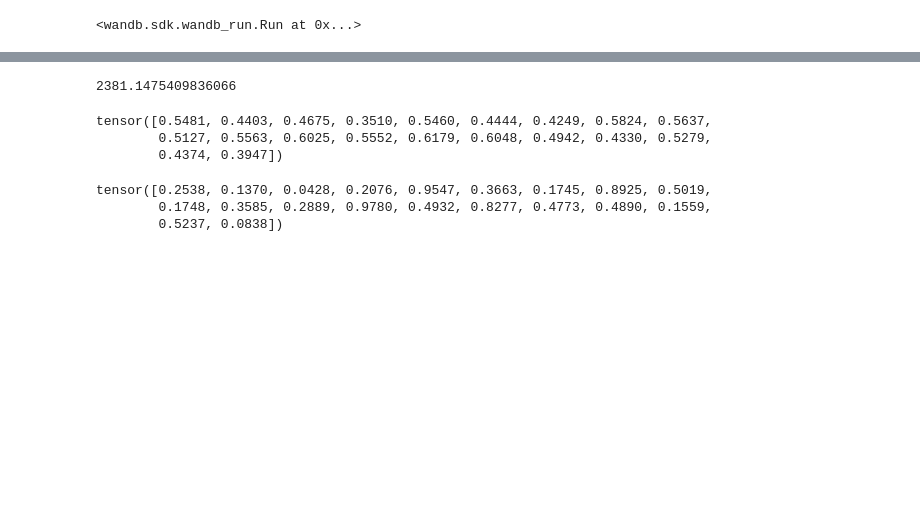
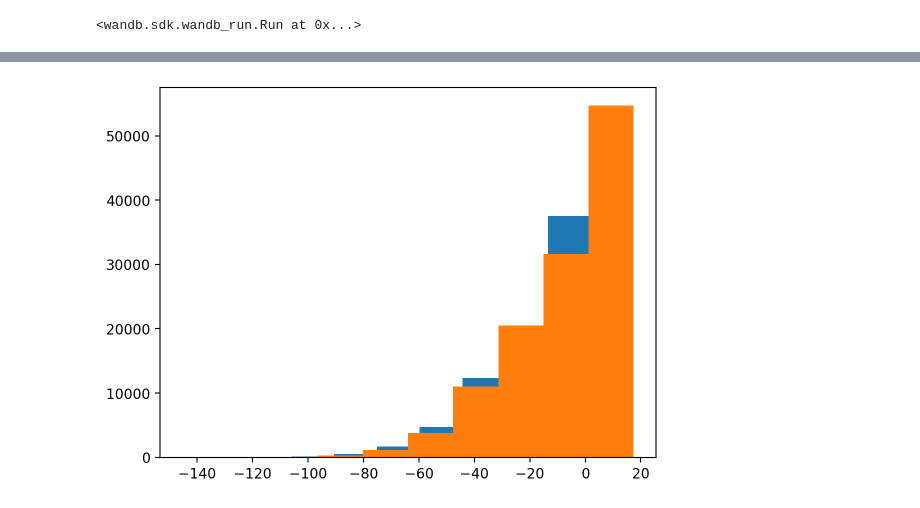
Before and after one commit to QaloSim/CaloQuVAE, a Jupyter notebook: nbJT.ipynb, the cells around one changed output, grey strips where cells are left out. Cells and saved outputs as stored; diff of their text form; code cells hidden in the pictures; blank space fills up the shorter version.

```diff
--- a/nbJT.ipynb
+++ b/nbJT.ipynb
@@ -80,28 +94,3 @@ Loading weights for module =  prior
 # config.model.decoder_input
 # self.model.decoder
 self.total_loss_dict = {}
-# %%
-with torch.no_grad():
-    self.model.eval()
-    self.model.training = True
-    self.model.encoder.training=False
-    self.model.decoder.training = False
-    self.model._hit_smoothing_dist_mod.training = False
-    for i, (x, x0) in enumerate(self.data_mgr.test_loader):
-        # x, x0 = next(iter(self.data_mgr.val_loader))
-        x = x.to(self.device)
-        x0 = x0.to(self.device)
-        x = self._reduce(x, x0)
-        # Forward pass
-        output = self.model((x, x0), self.beta, 0)
-        # Compute loss
-        loss_dict = self.model.loss(x, output)
-        loss_dict["loss"] = torch.stack([loss_dict[key] * self._config.model.loss_coeff[key]  for key in loss_dict.keys() if "loss" != key]).sum()
-        for key in list(loss_dict.keys()):
-            loss_dict['val_'+key] = loss_dict[key]
-            loss_dict.pop(key)
-        self.aggr_loss(self.data_mgr.val_loader, loss_dict)
-        print(loss_dict)
-        break
-        # if torch.isnan(loss_dict['val_ae_loss']):
-            # print(i)
@@ -122,16 +96,0 @@ with torch.no_grad():
-# %%
-2905/1.22
-# %% [output]
-2381.1475409836066
-# %%
-torch.rand(10,20).mean(dim=0)
-# %% [output]
-tensor([0.5481, 0.4403, 0.4675, 0.3510, 0.5460, 0.4444, 0.4249, 0.5824, 0.5637,
-        0.5127, 0.5563, 0.6025, 0.5552, 0.6179, 0.6048, 0.4942, 0.4330, 0.5279,
-        0.4374, 0.3947])
-# %%
-torch.rand(10,20)[0]
-# %% [output]
-tensor([0.2538, 0.1370, 0.0428, 0.2076, 0.9547, 0.3663, 0.1745, 0.8925, 0.5019,
-        0.1748, 0.3585, 0.2889, 0.9780, 0.4932, 0.8277, 0.4773, 0.4890, 0.1559,
-        0.5237, 0.0838])
@@ -137,0 +145,11 @@ tensor([0.2538, 0.1370, 0.0428, 0.2076, 0.9547, 0.3663, 0.1745, 0.8925, 0.5019,
+# %%
+for key in res_tr.keys():
+    res_tr[key] = np.concatenate(res_tr[key], axis=0)
+    res_val[key] = np.concatenate(res_val[key], axis=0)
+# %%
+plt.hist(res_tr["output_hits"][1:20,:].reshape(-1))
+plt.hist(res_val["output_hits"][1:20,:].reshape(-1))
+plt.show()
+# res_tr["output_hits"].shape
+# %% [output]
+[figure, added]
```
Also changed, not shown: parts of 9 cells of this notebook, 4 other files.
